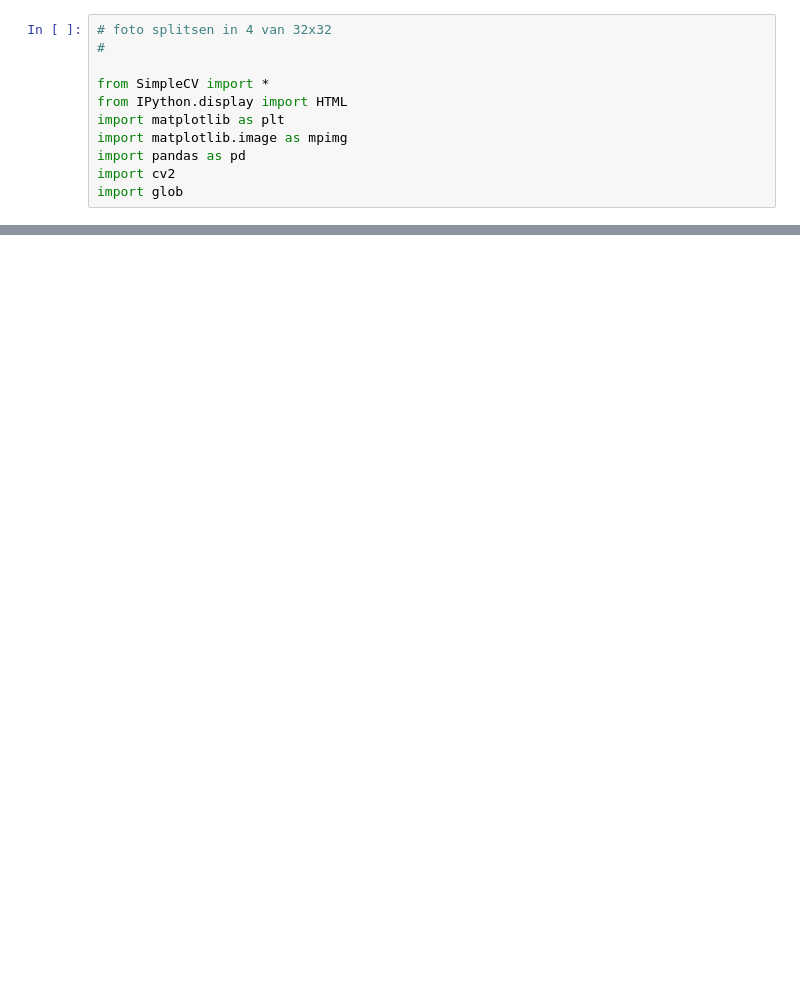
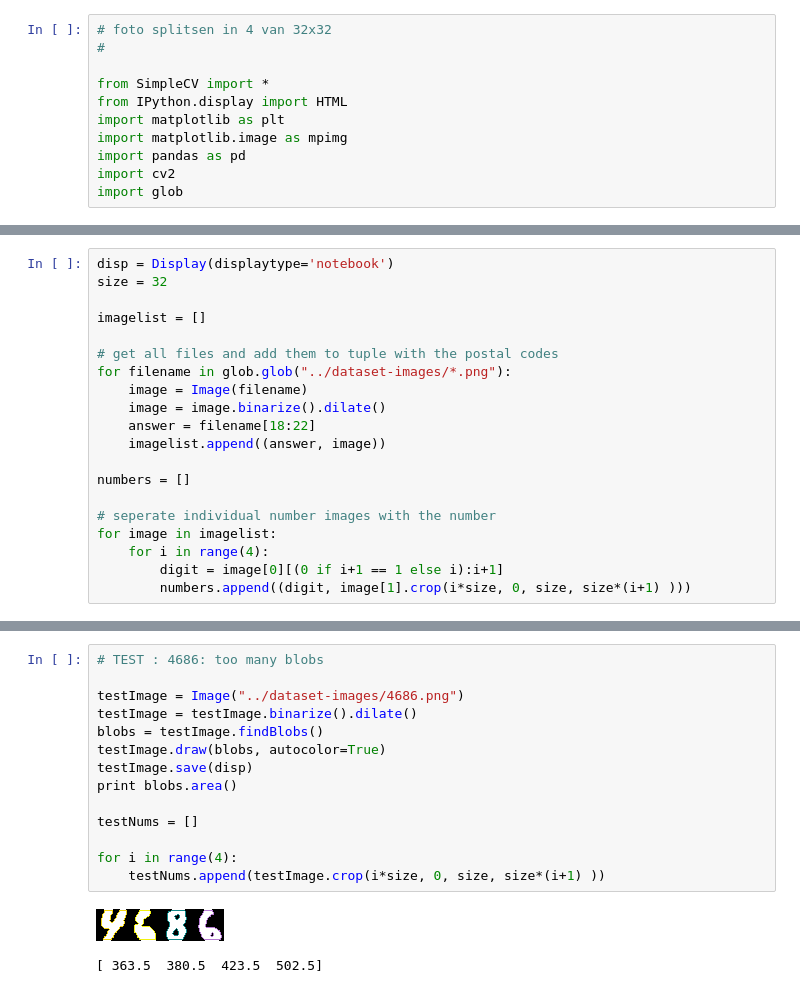
Before and after one commit to romycb/IML, a Jupyter notebook: notebooks/Feature_detection.ipynb, the cells around one changed output, grey strips where cells are left out. Cells and saved outputs as stored; diff of their text form; blank space fills up the shorter version.

```diff
--- a/notebooks/Feature_detection.ipynb
+++ b/notebooks/Feature_detection.ipynb
@@ -64 +12,21 @@ print angle
+# %%
+disp = Display(displaytype='notebook')
+size = 32
+
+imagelist = []
+
+# get all files and add them to tuple with the postal codes
+for filename in glob.glob("../dataset-images/*.png"):
+    image = Image(filename)
+    image = image.binarize().dilate()
+    answer = filename[18:22]
+    imagelist.append((answer, image))
+
+numbers = []
+
+# seperate individual number images with the number
+for image in imagelist:
+    for i in range(4):
+        digit = image[0][(0 if i+1 == 1 else i):i+1]
+        numbers.append((digit, image[1].crop(i*size, 0, size, size*(i+1) )))
 # %%
@@ -91,0 +100,17 @@ print m.T
+# %%
+# TEST : 4686: too many blobs
+
+testImage = Image("../dataset-images/4686.png")
+testImage = testImage.binarize().dilate()
+blobs = testImage.findBlobs()
+testImage.draw(blobs, autocolor=True)
+testImage.save(disp)
+print blobs.area()
+
+testNums = []
+
+for i in range(4):
+    testNums.append(testImage.crop(i*size, 0, size, size*(i+1) ))
+# %% [output]
+[figure, added]
+[ 363.5  380.5  423.5  502.5]
```
Also changed, not shown: parts of 5 cells of this notebook, 1 other file.
